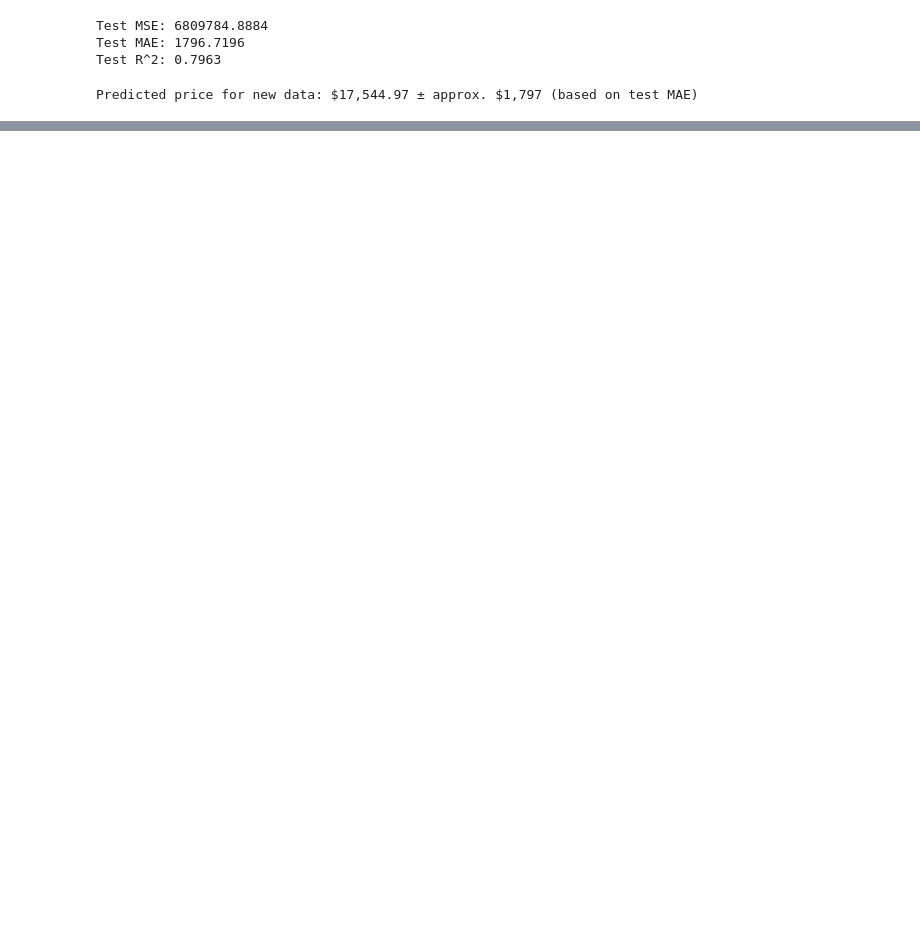
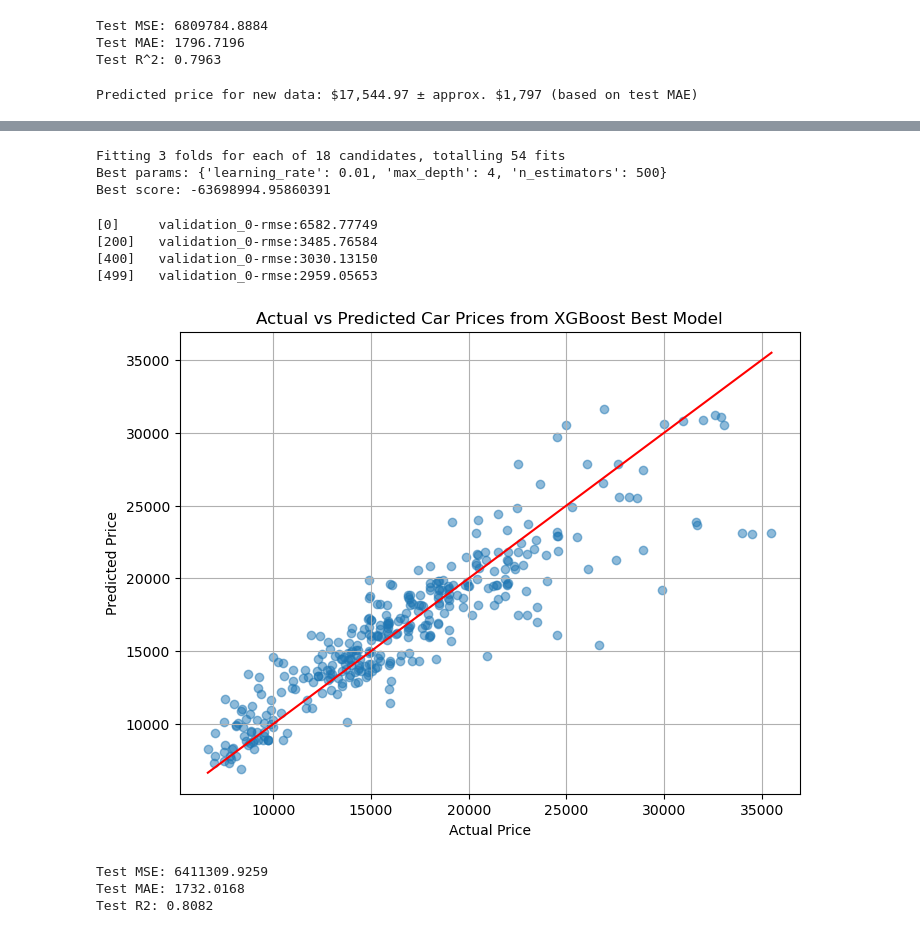
Before and after one commit to mnaufalazwar/pds-project-stage-2, a Jupyter notebook: GroupX_A2_Code.ipynb, the cells around one changed output, grey strips where cells are left out. Cells and saved outputs as stored; diff of their text form; code cells hidden in the pictures; blank space fills up the shorter version.

```diff
--- a/GroupX_A2_Code.ipynb
+++ b/GroupX_A2_Code.ipynb
@@ -608,0 +692,68 @@ Predicted price for new data: $17,544.97 ± approx. $1,797 (based on test MAE)
+# %%
+# Define hyperparameter grid
+param_grid = {
+    'n_estimators': [500, 1000],
+    'learning_rate': [0.01, 0.05, 0.1],
+    'max_depth': [4, 6, 8]
+}
+
+# Setup GridSearchCV for hyperparameter tuning
+grid_search = GridSearchCV(
+    xgb.XGBRegressor(objective='reg:squarederror', eval_metric='rmse', random_state=5310),  # no early_stopping_rounds
+    param_grid,
+    cv=3,
+    scoring='neg_mean_squared_error',
+    verbose=3,
+    n_jobs=-1
+)
+
+# Fit the grid search
+grid_search.fit(X_xgb_train, y_xgb_train)
+
+# Display best parameters and score
+print("Best params:", grid_search.best_params_)
+print("Best score:", grid_search.best_score_)
+# %% [output]
+Fitting 3 folds for each of 18 candidates, totalling 54 fits
+Best params: {'learning_rate': 0.01, 'max_depth': 4, 'n_estimators': 500}
+Best score: -63698994.95860391
+# %%
+# Get the best model from GridSearchCV
+xgb_model_best = grid_search.best_estimator_
+
+# Fit the best model on the full training data
+xgb_model_best.fit(X_xgb_train, y_xgb_train, eval_set=[(X_xgb_val, y_xgb_val)], verbose=200)
+
+# Make predictions with the best model
+y_xgb_pred_best = xgb_model_best.predict(X_xgb_test)
+# %% [output]
+[0]     validation_0-rmse:6582.77749
+[200]   validation_0-rmse:3485.76584
+[400]   validation_0-rmse:3030.13150
+[499]   validation_0-rmse:2959.05653
+# %%
+# Plot Actual vs Predicted using best model
+plt.figure(figsize=(8,6))
+plt.scatter(y_xgb_test, y_xgb_pred_best, alpha=0.5)
+plt.xlabel("Actual Price")
+plt.ylabel("Predicted Price")
+plt.title("Actual vs Predicted Car Prices from XGBoost Best Model")
+plt.plot([y_xgb_test.min(), y_xgb_test.max()], [y_xgb_test.min(), y_xgb_test.max()], color='red')
+plt.grid(True)
+plt.show()
+# %% [output]
+[figure, added]
+# %%
+# Evaluate best model performance
+mse_best = mean_squared_error(y_xgb_test, y_xgb_pred_best)
+mae_best = mean_absolute_error(y_xgb_test, y_xgb_pred_best)
+r2_best = r2_score(y_xgb_test, y_xgb_pred_best)
+
+# Display final evaluation results
+print(f"Test MSE: {mse_best:.4f}")
+print(f"Test MAE: {mae_best:.4f}")
+print(f"Test R2: {r2_best:.4f}")
+# %% [output]
+Test MSE: 6411309.9259
+Test MAE: 1732.0168
+Test R2: 0.8082
```
Also changed, not shown: parts of 14 cells of this notebook.
